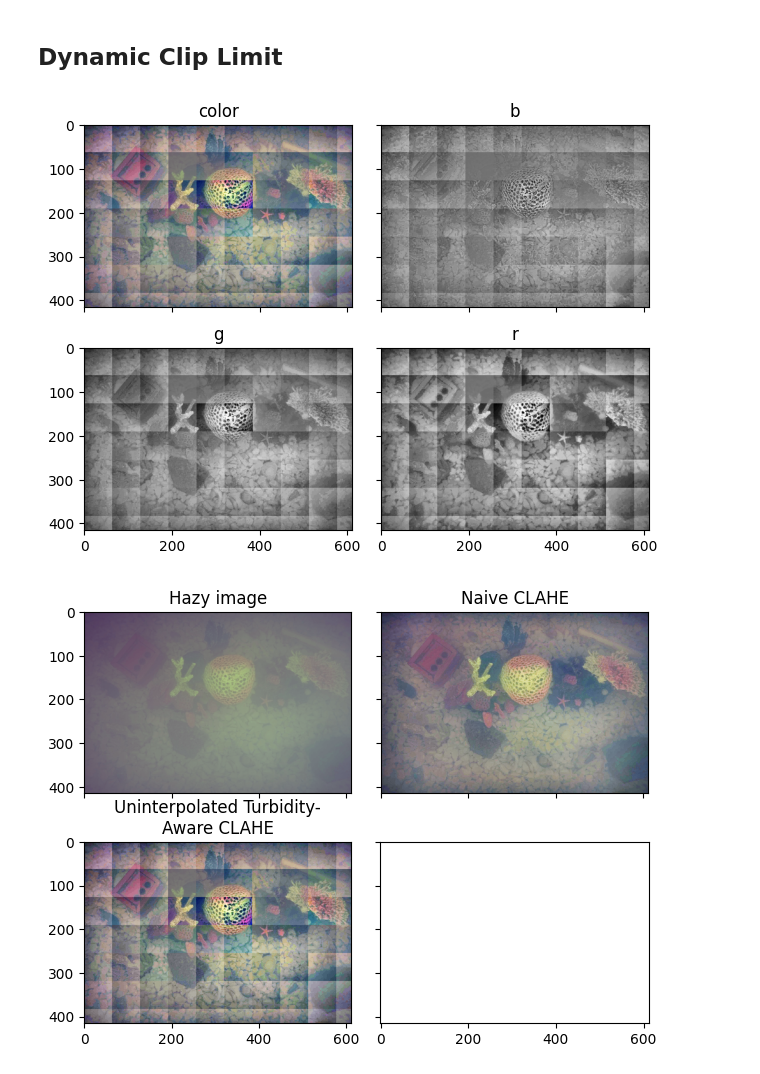
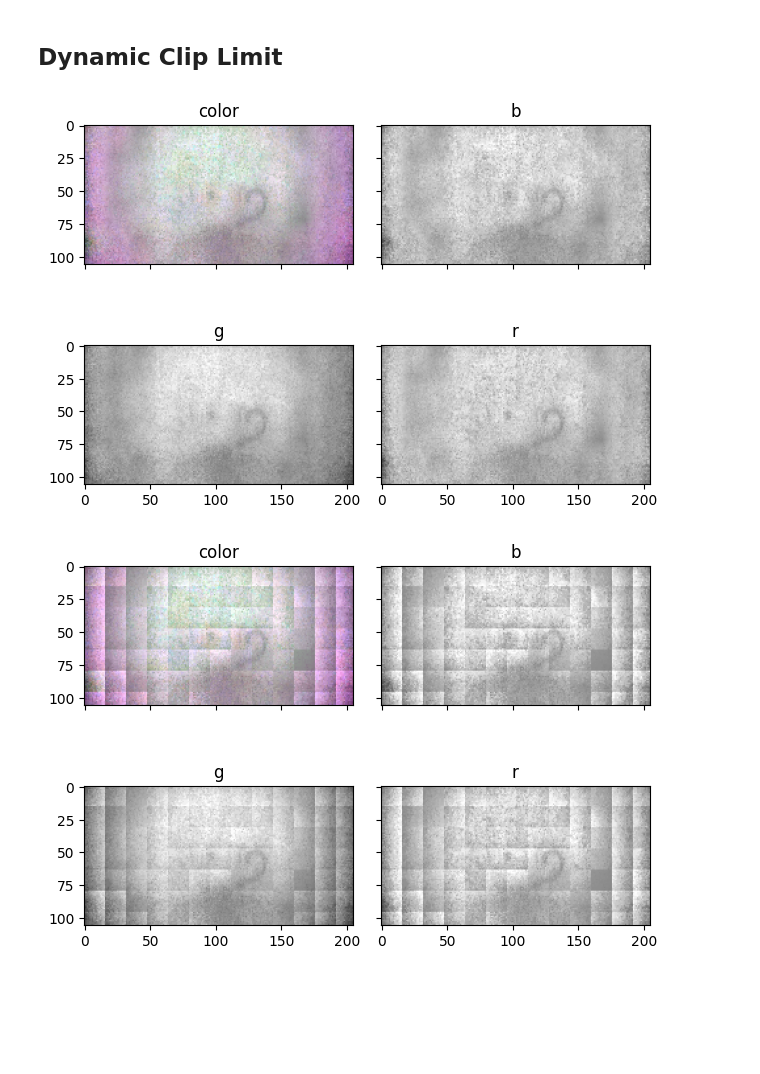
Before and after one commit to benjaminwp18/underwater-dehazing-python, a Jupyter notebook: stepwise.ipynb, the cells around one changed output. Saved outputs shown, nothing was run; the diff lists cells and outputs as text; code cells hidden in the pictures; blank space fills up the shorter version.

```diff
--- a/stepwise.ipynb
+++ b/stepwise.ipynb
@@ -11,8 +11,9 @@ from plotting import plot_imgs, plot_img, plot_channels
 from main import StatType, MinMaxMean, Stats, load_img, color_loss, channel_correction, basic_CLAHE_float, basic_CLAHE_u8_cl
 from clahe import tclahe
 
-PATH = Path('milk') / 'a15.jpg'
+# PATH = Path('milk') / 'a15.jpg'
 # PATH = Path('lake') / 'blue_blur.png'
+PATH = Path('cup') / '0.png'
 
 img = load_img(PATH)
 plot_channels(img)
@@ -43,17 +42,17 @@ plot_img(np.hstack((img.cl, clahed_static.cl)))
 # %%
 def plot_hist(img_cl, title):
     plt.title(f'{title} ({img_cl.min(), img_cl.max()})')
     plt.plot(cv2.calcHist([(img_cl * 255).astype(np.uint8)], channels=[0], mask=None, histSize=[256], ranges=[0, 256]))
     plt.show()
 
-clahed_dynamic = tclahe(img, n=64, interpolate=True)
+clahed_dynamic = tclahe(img, n=16, interpolate=True)
 plot_channels(clahed_dynamic)
 
-clahed_dynamic_uninterpolated = tclahe(img, n=64, interpolate=False)
+clahed_dynamic_uninterpolated = tclahe(img, n=16, interpolate=False)
 plot_channels(clahed_dynamic_uninterpolated)
 
 plot_imgs([img, clahed_static, clahed_dynamic_uninterpolated, clahed_dynamic],
           titles=['Hazy image', 'Naive CLAHE', 'Uninterpolated Turbidity-\nAware CLAHE', '\nInterpolated Turbidity-\nAware CLAHE'])
 # %% [output]
-[figure, old version]
+[figure, new version]
-[figure, old version]
+[figure, new version]
```
Also changed, not shown: parts of 4 cells of this notebook, 6 other files.
